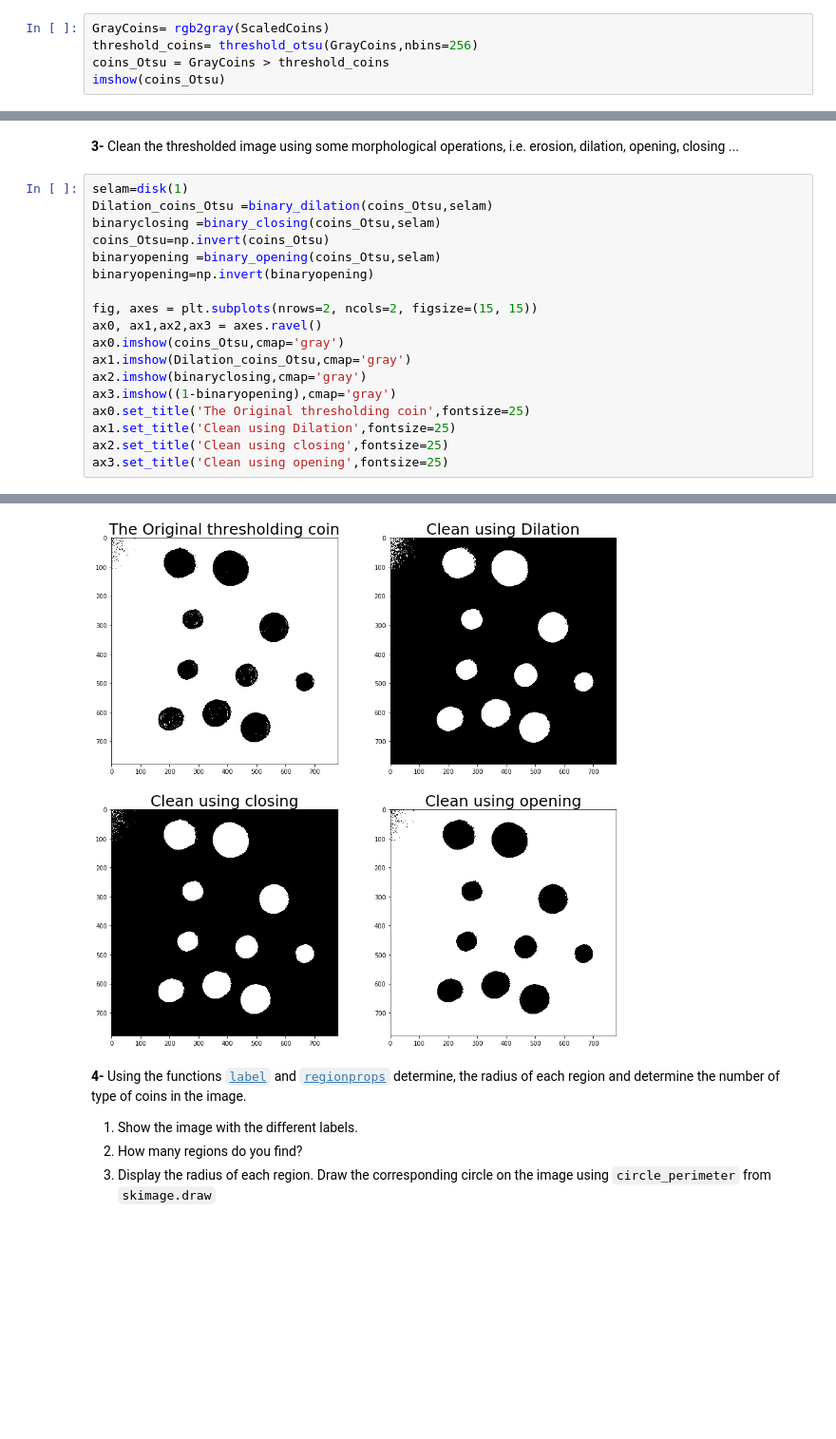
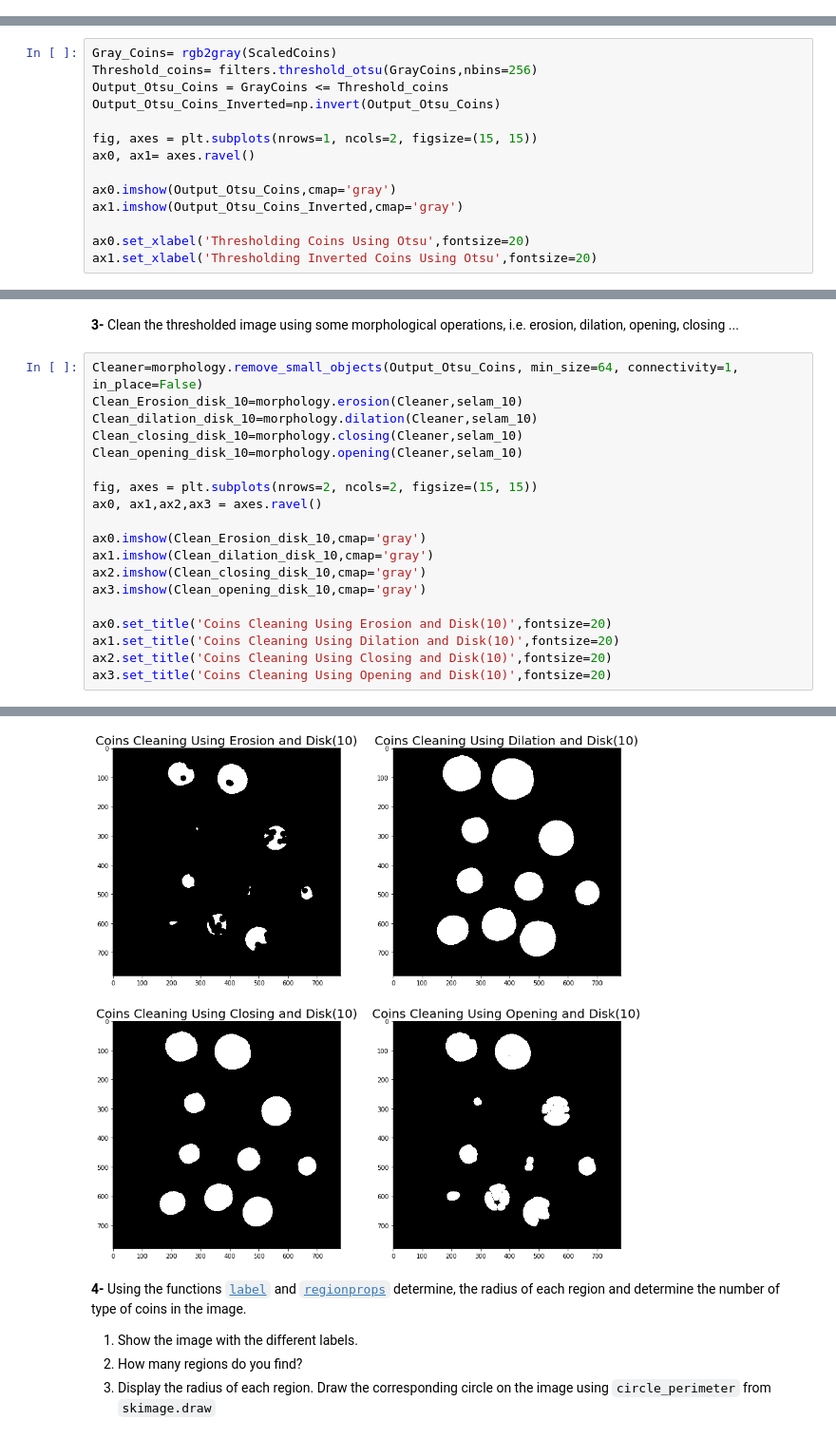
Before and after one commit to kamruleee51/B31XB-IIP-TP-1718, a Jupyter notebook: 5-morpho-segmentation/5-morpho-segmentation.ipynb, the cells around one changed output, grey strips where cells are left out. Shown at 95% size. Saved outputs shown, nothing was run; the diff lists cells and outputs as text; blank space fills up the shorter version.

```diff
--- a/5-morpho-segmentation/5-morpho-segmentation.ipynb
+++ b/5-morpho-segmentation/5-morpho-segmentation.ipynb
@@ -101,7 +159,2 @@ imshow(ScaledCoins,cmap='gray')
 # %% [markdown]
 **2-** Threshold the image using a global Otsu's thresholding (check `skimage.filters`) after converting the image into gray scale. Display the thresholded image.
-# %%
-GrayCoins= rgb2gray(ScaledCoins)
-threshold_coins= threshold_otsu(GrayCoins,nbins=256)
-coins_Otsu = GrayCoins > threshold_coins
-imshow(coins_Otsu)
@@ -110,0 +161,14 @@ imshow(coins_Otsu)
+# %%
+Gray_Coins= rgb2gray(ScaledCoins)
+Threshold_coins= filters.threshold_otsu(GrayCoins,nbins=256)
+Output_Otsu_Coins = GrayCoins <= Threshold_coins
+Output_Otsu_Coins_Inverted=np.invert(Output_Otsu_Coins)
+
+fig, axes = plt.subplots(nrows=1, ncols=2, figsize=(15, 15))
+ax0, ax1= axes.ravel()
+
+ax0.imshow(Output_Otsu_Coins,cmap='gray')
+ax1.imshow(Output_Otsu_Coins_Inverted,cmap='gray')
+
+ax0.set_xlabel('Thresholding Coins Using Otsu',fontsize=20)
+ax1.set_xlabel('Thresholding Inverted Coins Using Otsu',fontsize=20)
@@ -111,26 +178,27 @@ imshow(coins_Otsu)
 # %% [markdown]
 **3-** Clean the  thresholded image using some morphological operations, i.e. erosion, dilation, opening, closing ...
 # %%
-selam=disk(1)
-Dilation_coins_Otsu =binary_dilation(coins_Otsu,selam)
-binaryclosing =binary_closing(coins_Otsu,selam)
-coins_Otsu=np.invert(coins_Otsu)
-binaryopening =binary_opening(coins_Otsu,selam)
-binaryopening=np.invert(binaryopening)
+Cleaner=morphology.remove_small_objects(Output_Otsu_Coins, min_size=64, connectivity=1, in_place=False)
+Clean_Erosion_disk_10=morphology.erosion(Cleaner,selam_10)
+Clean_dilation_disk_10=morphology.dilation(Cleaner,selam_10)
+Clean_closing_disk_10=morphology.closing(Cleaner,selam_10)
+Clean_opening_disk_10=morphology.opening(Cleaner,selam_10)
 
 fig, axes = plt.subplots(nrows=2, ncols=2, figsize=(15, 15))
 ax0, ax1,ax2,ax3 = axes.ravel()
-ax0.imshow(coins_Otsu,cmap='gray')
-ax1.imshow(Dilation_coins_Otsu,cmap='gray')
-ax2.imshow(binaryclosing,cmap='gray')
-ax3.imshow((1-binaryopening),cmap='gray')
-ax0.set_title('The Original thresholding coin',fontsize=25)
-ax1.set_title('Clean using Dilation',fontsize=25)
-ax2.set_title('Clean using closing',fontsize=25)
-ax3.set_title('Clean using opening',fontsize=25)
+
+ax0.imshow(Clean_Erosion_disk_10,cmap='gray')
+ax1.imshow(Clean_dilation_disk_10,cmap='gray')
+ax2.imshow(Clean_closing_disk_10,cmap='gray')
+ax3.imshow(Clean_opening_disk_10,cmap='gray')
+
+ax0.set_title('Coins Cleaning Using Erosion and Disk(10)',fontsize=20)
+ax1.set_title('Coins Cleaning Using Dilation and Disk(10)',fontsize=20)
+ax2.set_title('Coins Cleaning Using Closing and Disk(10)',fontsize=20)
+ax3.set_title('Coins Cleaning Using Opening and Disk(10)',fontsize=20)
 # %% [output]
 <matplotlib.text.Text at 0x...>
-[figure, old version]
+[figure, new version]
 # %% [markdown]
 **4-** Using the functions [`label`](http://scikit-image.org/docs/stable/api/skimage.measure.html#skimage.measure.label) and [`regionprops`](http://scikit-image.org/docs/stable/api/skimage.measure.html#skimage.measure.regionprops) determine, the radius of each region and determine the number of type of coins in the image.
 
```
Also changed, not shown: parts of 14 cells of this notebook.
